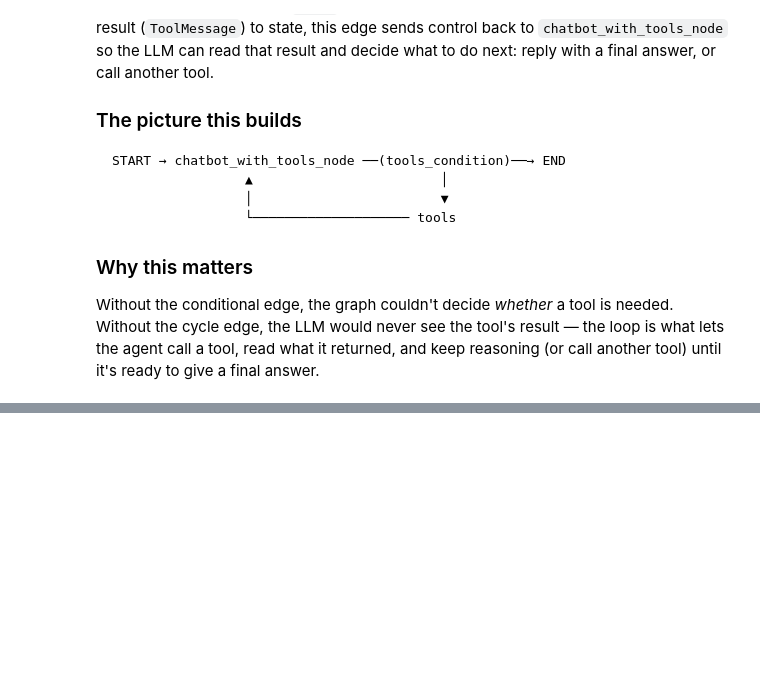
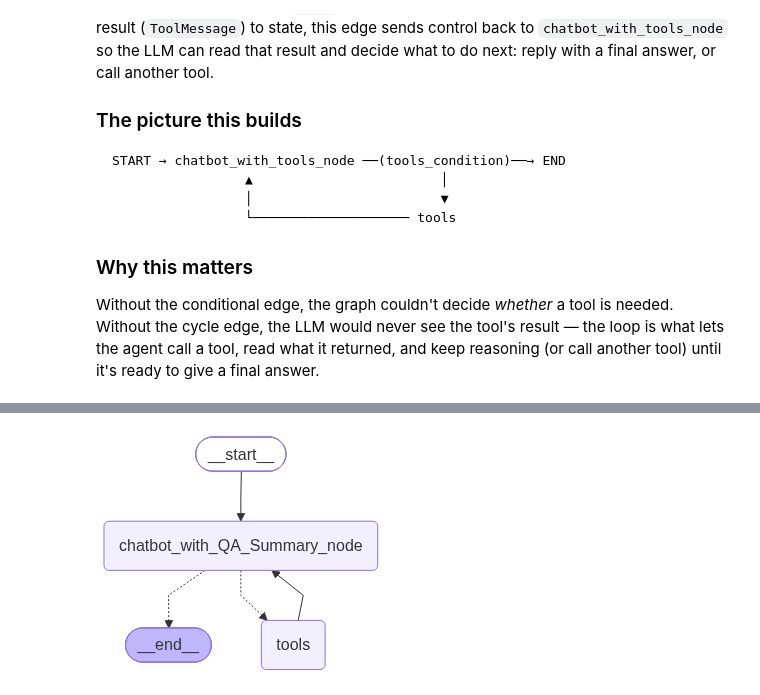
Before and after one commit to thulasiramd2000/AI-Agentic-Implementation, a Jupyter notebook: Langchain_&_Langraph/Langraph.ipynb, the cells around one changed output, grey strips where cells are left out. Cells and saved outputs as stored; diff of their text form; code cells hidden in the pictures; blank space fills up the shorter version.

Commit message:
Memory pointer + Langsmith tracing implementation

```diff
--- a/Langchain_&_Langraph/Langraph.ipynb
+++ b/Langchain_&_Langraph/Langraph.ipynb
@@ -239 +245,31 @@ print(result["messages"][-1].content)
 Done — I sent a push notification with the latest Elon Musk news.
+# %%
+@tool
+def QA_node(state: state) -> dict:
+    """A simple question answering node that uses the LLM to answer questions based on the conversation history."""
+    return {"messages": llm.invoke(state["messages"])}
+
+@tool
+def convo_summary_node(state: state) -> dict:
+    """A simple conversation summary node that uses the LLM to generate a summary of the conversation."""
+    return {"messages": llm.invoke(state["messages"])}
+tools2 = [QA_node, convo_summary_node, search]
+llm_with_tools= llm.bind_tools(tools2)
+# %%
+def chatbot_with_QA_Summary_node(state: state) -> dict:
+    return {"messages": llm_with_tools.invoke(state["messages"])}
+
+memory=MemorySaver()
+
+graphy=StateGraph(state)
+graphy.add_node("chatbot_with_QA_Summary_node", chatbot_with_QA_Summary_node)
+graphy.add_node("tools", ToolNode(tools2))
+graphy.add_edge(START, "chatbot_with_QA_Summary_node")
+graphy.add_conditional_edges("chatbot_with_QA_Summary_node", tools_condition)
+graphy.add_edge("tools", "chatbot_with_QA_Summary_node")
+graphy.add_edge("chatbot_with_QA_Summary_node", END)
+graph=graphy.compile(checkpointer=memory)
+
+display(Image(graph.get_graph().draw_mermaid_png()))
+# %% [output]
+[figure, added]
```
Also changed, not shown: parts of 6 cells of this notebook.
